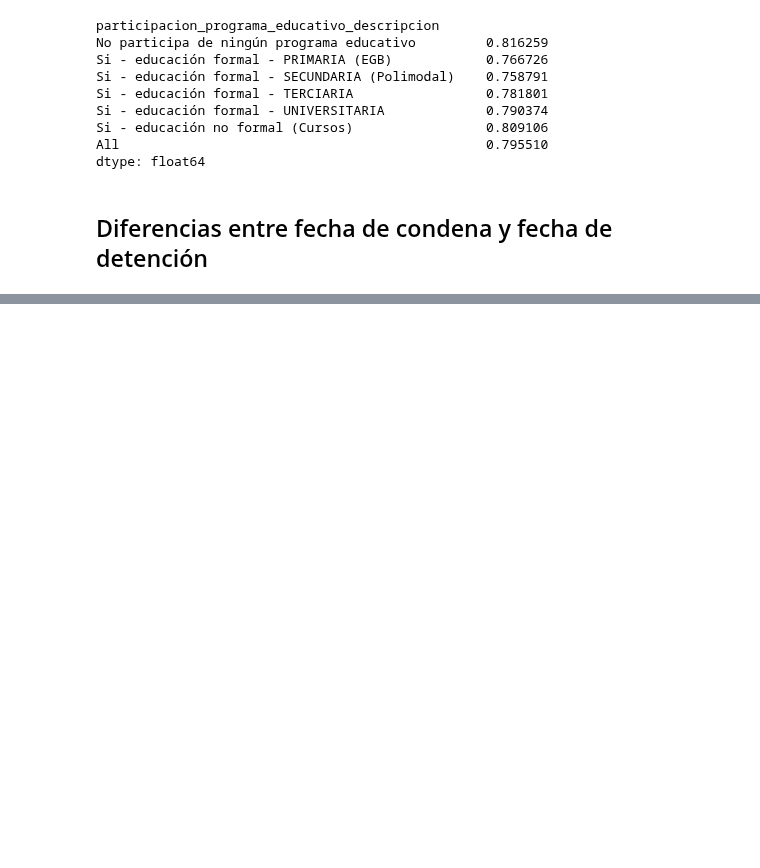
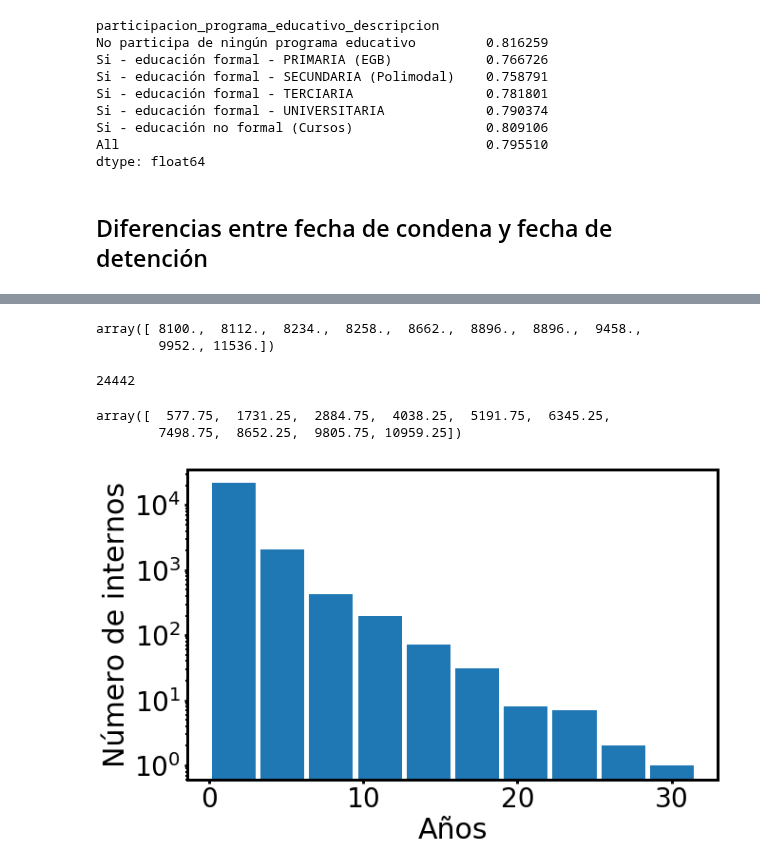
Before and after one commit to nahuelalmeira/poblacionPenal, a Jupyter notebook: VisualizacionYAnalisis/DiploDatos_PoblacionPenitenciariaArgentina_VyA.ipynb, the cells around one changed output, grey strips where cells are left out. Drawn from its saved outputs; the diff is of its cells as text; code cells hidden in the pictures; blank space fills up the shorter version.

```diff
--- a/VisualizacionYAnalisis/DiploDatos_PoblacionPenitenciariaArgentina_VyA.ipynb
+++ b/VisualizacionYAnalisis/DiploDatos_PoblacionPenitenciariaArgentina_VyA.ipynb
@@ -875,0 +910,31 @@ Name: tiempo_sin_condena, Length: 42723, dtype: timedelta64[ns]
+# %%
+data_dur_condena['tiempo_sin_condena'].sort_values().values[-10:]
+# %% [output]
+array([ 8100.,  8112.,  8234.,  8258.,  8662.,  8896.,  8896.,  9458.,
+        9952., 11536.])
+# %%
+mask = data_dur_condena['tiempo_sin_condena'] > 0
+data_dur_condena[mask].shape[0]
+# %% [output]
+24442
+# %%
+bin_centers
+# %% [output]
+array([  577.75,  1731.25,  2884.75,  4038.25,  5191.75,  6345.25,
+        7498.75,  8652.25,  9805.75, 10959.25])
+# %%
+data_dur_condena = data_dur_condena[mask]
+
+tiempo_sin_condena_anios = data_dur_condena['tiempo_sin_condena'].values / 365
+
+hist, bin_edges = np.histogram(data_dur_condena['tiempo_sin_condena'].values, bins=12)
+bin_centers = (bin_edges[1:] + bin_edges[:-1]) / 2
+
+hist, bin_edges = np.histogram(data_dur_condena['tiempo_sin_condena'])
+fig, ax = plt.subplots(figsize=(10, 6))
+ax.set_xlabel('Años')
+ax.set_ylabel('Número de internos')
+ax.hist(tiempo_sin_condena_anios, rwidth=0.9, log=True)
+plt.show()
+# %% [output]
+[figure, added]
```
Also changed, not shown: parts of 8 cells of this notebook.
